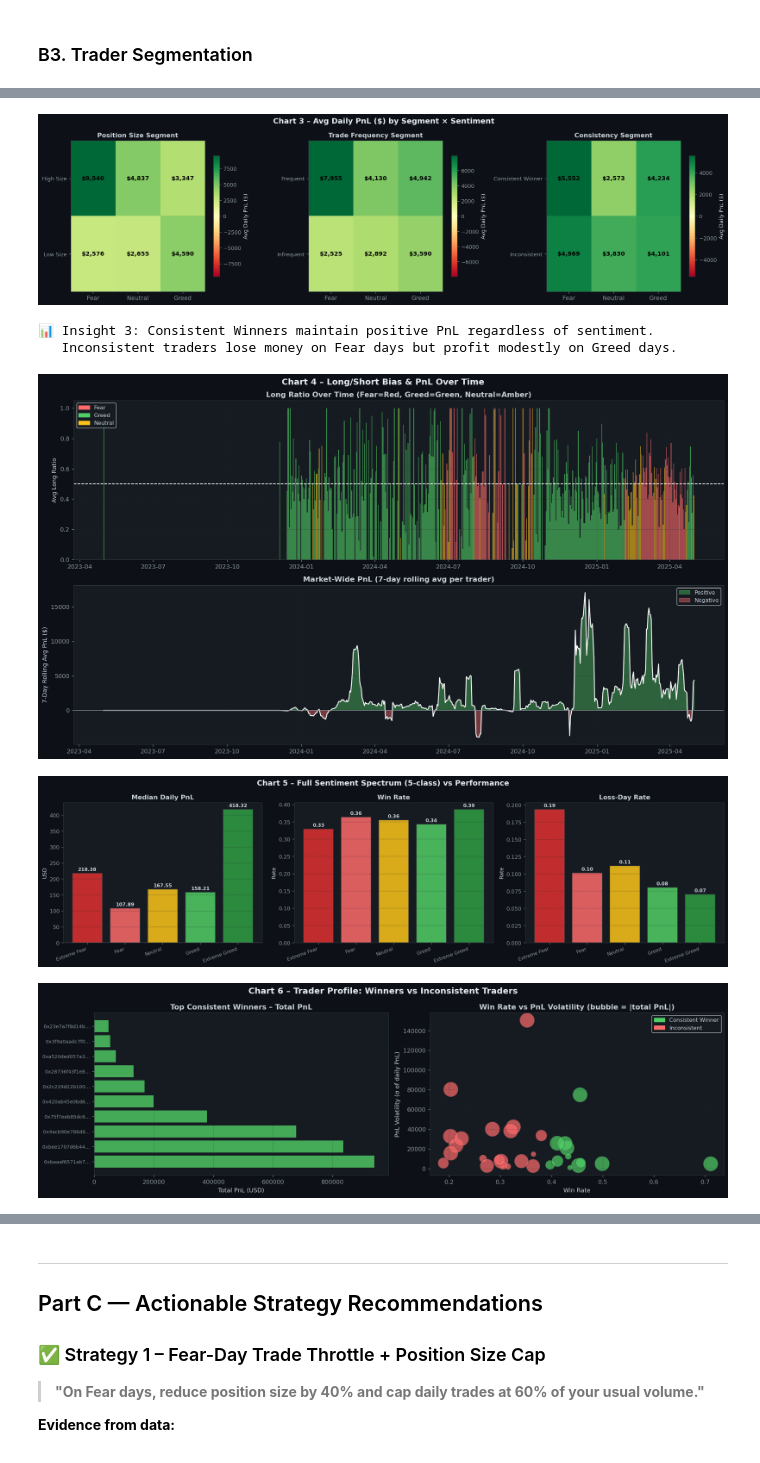
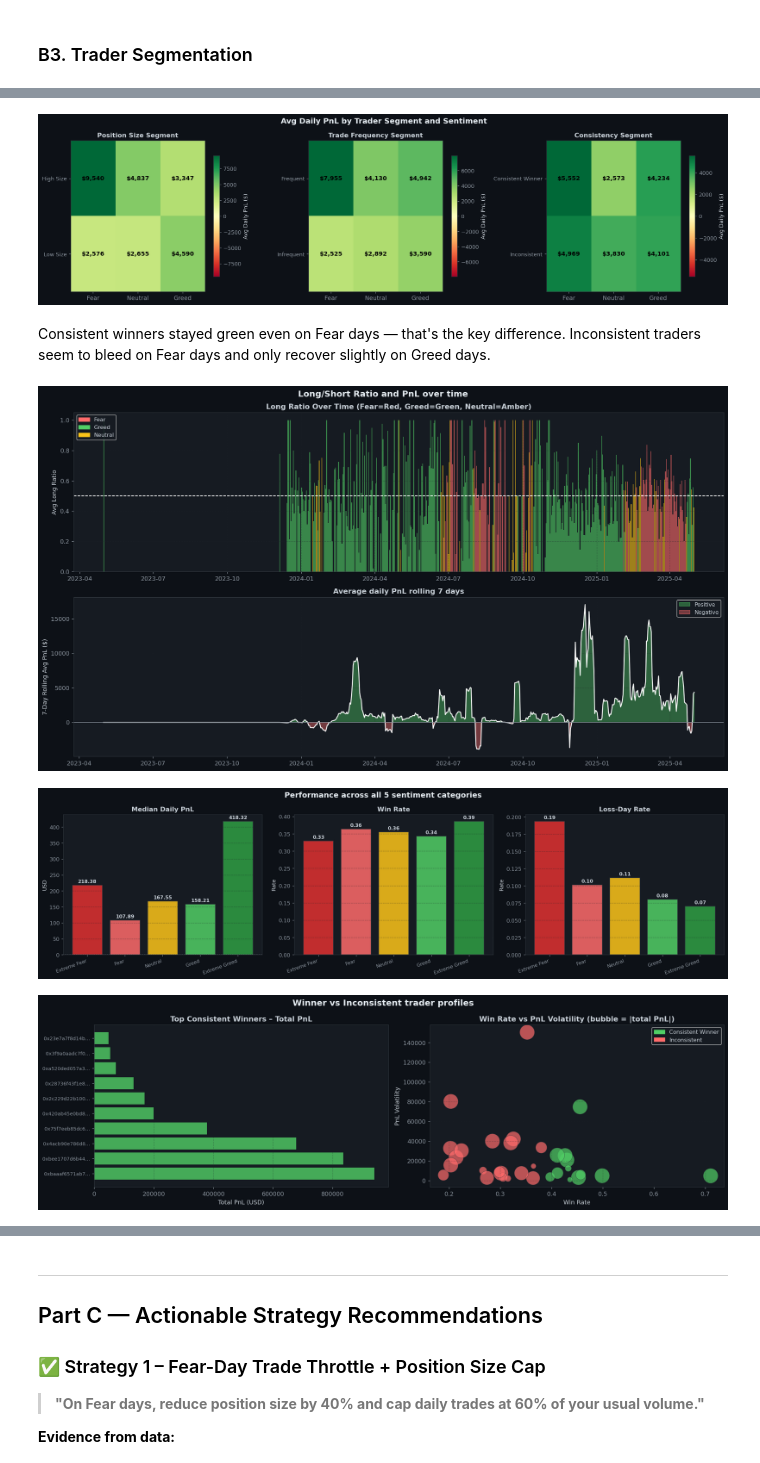
Before and after one commit to duruba08-glitch/sentiment-trader-analysis, a Jupyter notebook: primetrade_analysis_final.ipynb, the cells around one changed output, grey strips where cells are left out. Saved outputs shown, nothing was run; the diff lists cells and outputs as text; code cells hidden in the pictures.

```diff
--- a/primetrade_analysis_final.ipynb
+++ b/primetrade_analysis_final.ipynb
@@ -415,15 +361,13 @@ consistency_seg:
 Consistent Winner 12   295444.4       0.5
      Inconsistent 20   335457.7       0.3
 # %%
-# Merge segments to daily data
 daily_seg = daily.merge(
     trader_profile[['Account','size_seg','freq_seg','consistency_seg']],
     on='Account', how='left'
 )
 
-# ── Chart 3: Segment × Sentiment Heatmap ─────────────────────────────
 fig, axes = plt.subplots(1, 3, figsize=(18, 5))
-fig.suptitle('Chart 3 – Avg Daily PnL ($) by Segment × Sentiment', fontsize=14, fontweight='bold', color='#e6edf3')
+fig.suptitle('Avg Daily PnL by Trader Segment and Sentiment', fontsize=14, fontweight='bold', color='#e6edf3')
 
 def draw_heatmap(ax, df, seg_col, title):
     pivot = (
@@ -455,14 +399,12 @@ for ax, (seg, title) in zip(axes, segs):
 plt.tight_layout()
 plt.savefig('chart3_segments_heatmap.png', bbox_inches='tight', facecolor='#0d1117')
 plt.show()
-print('\n📊 Insight 3: Consistent Winners maintain positive PnL regardless of sentiment.')
-print('   Inconsistent traders lose money on Fear days but profit modestly on Greed days.')
 # %% [output]
-[figure, old version]
+[figure, new version]
-📊 Insight 3: Consistent Winners maintain positive PnL regardless of sentiment.
-   Inconsistent traders lose money on Fear days but profit modestly on Greed days.
+# %% [markdown]
+Consistent winners stayed green even on Fear days — that's the key difference.
+Inconsistent traders seem to bleed on Fear days and only recover slightly on Greed days.
 # %%
-# ── Chart 4: Long/Short Bias & PnL Over Time ──────────────────────────
 daily_ts = (
     daily.groupby(['date','sentiment_bin'])
     .agg(long_ratio=('long_ratio','mean'), daily_pnl=('daily_pnl','mean'))
@@ -470,7 +412,7 @@ daily_ts = (
 )
 
 fig, (ax1, ax2) = plt.subplots(2, 1, figsize=(16, 9), sharex=False)
-fig.suptitle('Chart 4 – Long/Short Bias & PnL Over Time', fontsize=14, fontweight='bold', color='#e6edf3')
+fig.suptitle('Long/Short Ratio and PnL over time', fontsize=14, fontweight='bold', color='#e6edf3')
 
 c_map = {'Fear': FEAR_C, 'Greed': GREED_C, 'Neutral': NEUTRAL_C}
 for _, row in daily_ts.iterrows():
@@ -491,7 +433,7 @@ ax2.fill_between(daily_agg['date'], daily_agg['rolling7'], 0,
 ax2.plot(daily_agg['date'], daily_agg['rolling7'], color='white', linewidth=1.5)
 ax2.axhline(0, color='#8b949e', linewidth=1)
 ax2.set_ylabel('7-Day Rolling Avg PnL ($)')
-ax2.set_title('Market-Wide PnL (7-day rolling avg per trader)')
+ax2.set_title('Average daily PnL rolling 7 days')
 ax2.legend(fontsize=9)
 ax2.grid(True, alpha=0.3)
 
@@ -499,9 +441,8 @@ plt.tight_layout()
 plt.savefig('chart4_longshort_time.png', bbox_inches='tight', facecolor='#0d1117')
 plt.show()
 # %% [output]
-[figure, old version]
+[figure, new version]
 # %%
-# ── Chart 5: Full 5-class sentiment spectrum ──────────────────────────
 order = ['Extreme Fear','Fear','Neutral','Greed','Extreme Greed']
 perf5 = (
     daily.groupby('sentiment_full')
@@ -514,7 +455,7 @@ perf5 = perf5.sort_values('sentiment_full')
 colors5 = [EF_C, FEAR_C, NEUTRAL_C, GREED_C, EG_C]
 
 fig, axes = plt.subplots(1, 3, figsize=(18, 5))
-fig.suptitle('Chart 5 – Full Sentiment Spectrum (5-class) vs Performance', fontsize=14, fontweight='bold', color='#e6edf3')
+fig.suptitle('Performance across all 5 sentiment categories', fontsize=14, fontweight='bold', color='#e6edf3')
 
 for ax, (col, title, ylabel) in zip(axes, [
     ('median_pnl',    'Median Daily PnL', 'USD'),
@@ -535,38 +476,35 @@ plt.tight_layout()
 plt.savefig('chart5_full_spectrum.png', bbox_inches='tight', facecolor='#0d1117')
 plt.show()
 # %% [output]
-[figure, old version]
+[figure, new version]
 # %%
-# ── Chart 6: Trader Profiles – Winners vs Inconsistent ───────────────
 fig, axes = plt.subplots(1, 2, figsize=(16, 5))
-fig.suptitle('Chart 6 – Trader Profile: Winners vs Inconsistent Traders', fontsize=14, fontweight='bold', color='#e6edf3')
+fig.suptitle('Winner vs Inconsistent trader profiles', fontsize=14, fontweight='bold', color='#e6edf3')
 
-# 6a – Top-10 winner total PnL
 winners = trader_profile[trader_profile['consistency_seg']=='Consistent Winner'].sort_values('total_pnl', ascending=False).head(10)
 ax = axes[0]
 ax.barh(range(len(winners)), winners['total_pnl'].values, color=GREED_C, alpha=0.8)
 ax.set_yticks(range(len(winners)))
 ax.set_yticklabels([a[:14]+'…' for a in winners['Account']], fontsize=8)
 ax.set_xlabel('Total PnL (USD)')
 ax.set_title('Top Consistent Winners – Total PnL')
 ax.grid(True, alpha=0.3, axis='x')
 
-# 6b – Scatter: win_rate vs pnl_volatility
 ax = axes[1]
 tp = trader_profile.copy()
 tp['bubble'] = np.clip(np.abs(tp['total_pnl'])/200, 20, 600)
 tp['color']  = tp['consistency_seg'].map({'Consistent Winner': GREED_C, 'Inconsistent': FEAR_C})
 ax.scatter(tp['win_rate'], tp['pnl_volatility'], s=tp['bubble'], c=tp['color'],
            alpha=0.7, edgecolors='#30363d', linewidths=0.5)
-ax.set_xlabel('Win Rate'); ax.set_ylabel('PnL Volatility (σ of daily PnL)')
+ax.set_xlabel('Win Rate'); ax.set_ylabel('PnL Volatility')
 ax.set_title('Win Rate vs PnL Volatility (bubble = |total PnL|)')
 patches = [mpatches.Patch(color=GREED_C, label='Consistent Winner'),
            mpatches.Patch(color=FEAR_C,  label='Inconsistent')]
 ax.legend(handles=patches, fontsize=9)
 ax.grid(True, alpha=0.3)
 
 plt.tight_layout()
 plt.savefig('chart6_trader_profiles.png', bbox_inches='tight', facecolor='#0d1117')
 plt.show()
 # %% [output]
-[figure, old version]
+[figure, new version]
```
Also changed, not shown: parts of 14 cells of this notebook, 8 other files.
